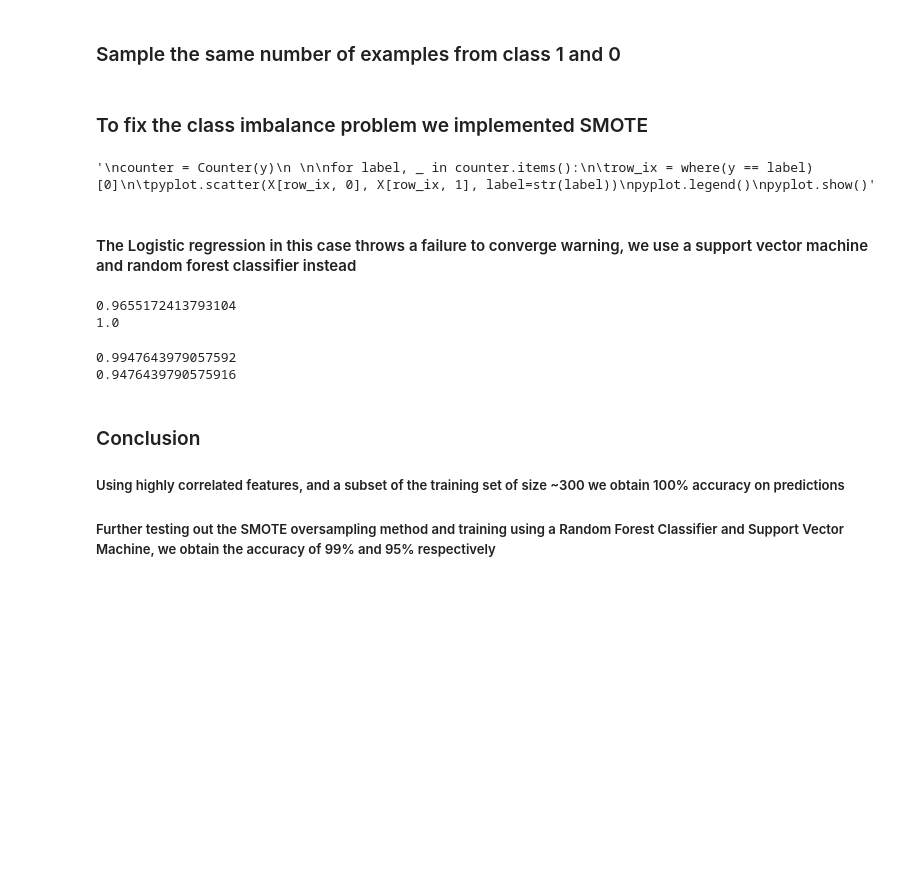
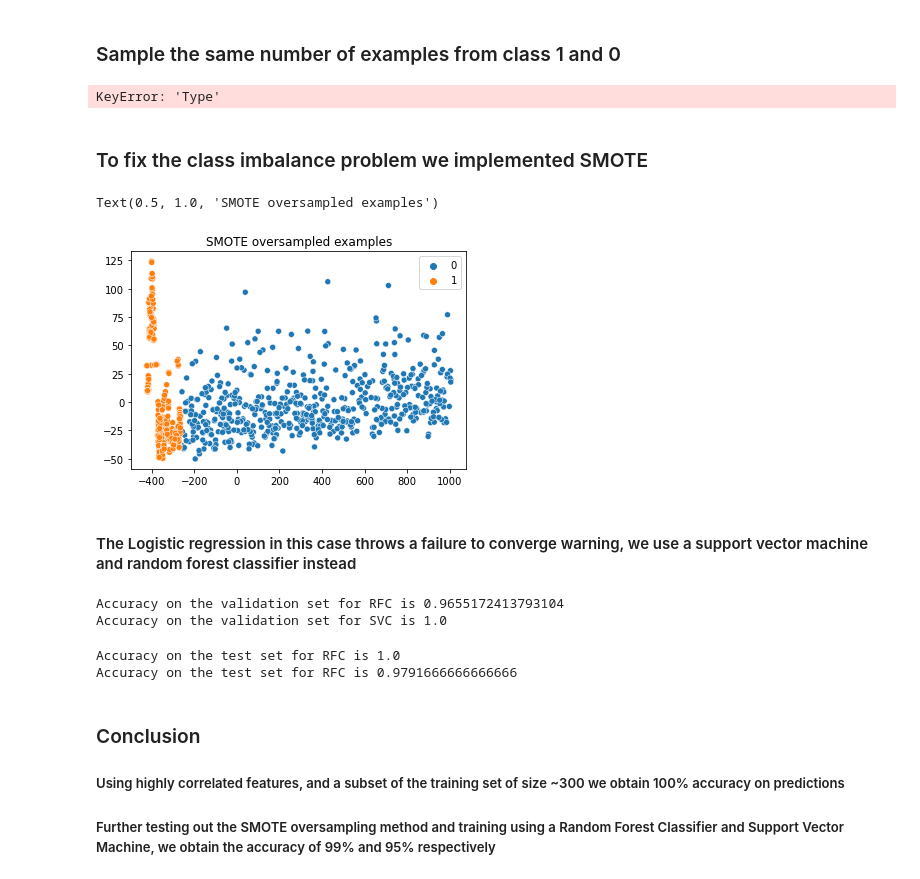
Before and after one commit to jakubhorvath/MachineLearningProject, a Jupyter notebook: project.ipynb, the cells around one changed output. Drawn from its saved outputs; the diff is of its cells as text; code cells hidden in the pictures; blank space fills up the shorter version.

Commit message:
Started work on the test set errors

```diff
--- a/project.ipynb
+++ b/project.ipynb
@@ -192,7 +204,7 @@ class_1 = data[data["Type"] == 1]
 n_class_1 = len(class_1)
 
 # randomly sample rows with Type 0 n_class_1 times
-class_0 = data[data["Type"] == 0].sample(n=n_class_1*3, random_state=1)
+class_0 = data[data["Type"] == 0].sample(n=n_class_1*5, random_state=1)
 
 # join the two into one final dataframe
 X = pd.concat([class_1, class_0])[["URL", "URL_LENGTH", "NUMBER_SPECIAL_CHARACTERS", "WHOIS_COUNTRY", "Type"]]
@@ -203,35 +215,33 @@ X = X.drop(["Type"], axis=1)
 
 # split into train and test set
 X_train, X_test, y_train, y_test = train_test_split(X, Y, test_size=0.3, random_state=42)
+# %% [output]
+KeyError: 'Type'
 # %% [markdown]
 ### To fix the class imbalance problem we implemented SMOTE
 # %%
 from imblearn.over_sampling import SMOTE
 from matplotlib import pyplot
 from numpy import where
 from collections import Counter
 
 # convert the data into arrays for SMOTE
 X = X_train
 y_train = y_train.to_numpy()
 y = y_train
 
 # creates the SMOTE objects, fits and oversamples them
 oversample = SMOTE(random_state=42)
 X, y = oversample.fit_resample(X, y)
 
-
-"""
-counter = Counter(y)
-
-
-for label, _ in counter.items():
-	row_ix = where(y == label)[0]
-	pyplot.scatter(X[row_ix, 0], X[row_ix, 1], label=str(label))
-pyplot.legend()
-pyplot.show()"""
+pca = PCA(n_components=2)
+#col = (col-col.mean())/col.std()
+sc= pca.fit_transform(X)
+plt= scatterplot(x=[x[0] for x in sc],y=[x[1]for x in sc],hue=y)
+plt.set_title('SMOTE oversampled examples')
 # %% [output]
-'\ncounter = Counter(y)\n \n\nfor label, _ in counter.items():\n\trow_ix = where(y == label)[0]\n\tpyplot.scatter(X[row_ix, 0], X[row_ix, 1], label=str(label))\npyplot.legend()\npyplot.show()'
+Text(0.5, 1.0, 'SMOTE oversampled examples')
+[figure, added]
 # %% [markdown]
 #### The Logistic regression in this case throws a failure to converge warning, we use a support vector machine and random forest classifier instead
 # %%
@@ -245,18 +255,18 @@ RFC = RandomForestClassifier().fit(X_train, y_train)
 SVC = SupportVectorMachine().fit(X_train, y_train)
 # %%
 # Test the accuracy on the SMOTE validation set
-print(accuracy_score(y_validation, SVC.predict(X_validation)))
-print(accuracy_score(y_validation, RFC.predict(X_validation)))
+print("Accuracy on the validation set for RFC is", accuracy_score(y_validation, SVC.predict(X_validation)))
+print("Accuracy on the validation set for SVC is",accuracy_score(y_validation, RFC.predict(X_validation)))
 # %% [output]
-0.9655172413793104
-1.0
+Accuracy on the validation set for RFC is 0.9655172413793104
+Accuracy on the validation set for SVC is 1.0
 # %%
 # test the accuracy on the non-SMOTE test set
-print(accuracy_score(y_test, RFC.predict(X_test)))
-print(accuracy_score(y_test, SVC.predict(X_test)))
+print("Accuracy on the test set for RFC is",accuracy_score(y_test, RFC.predict(X_test)))
+print("Accuracy on the test set for RFC is",accuracy_score(y_test, SVC.predict(X_test)))
 # %% [output]
-0.9947643979057592
-0.9476439790575916
+Accuracy on the test set for RFC is 1.0
+Accuracy on the test set for RFC is 0.9791666666666666
 # %% [markdown]
 ### Conclusion
 ##### Using highly correlated features, and a subset of the training set of size ~300 we obtain 100% accuracy on predictions
```
Also changed, not shown: parts of 29 cells of this notebook.
